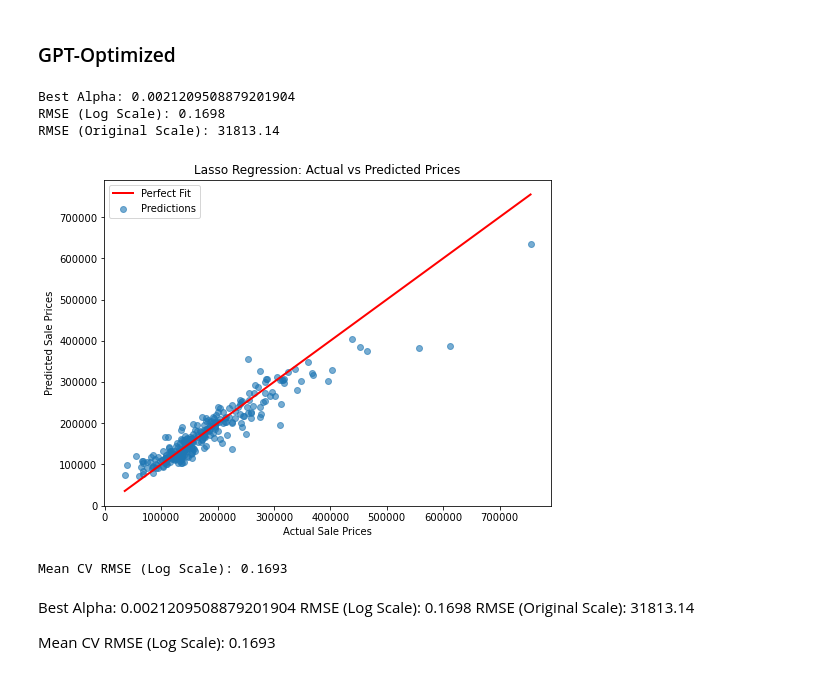
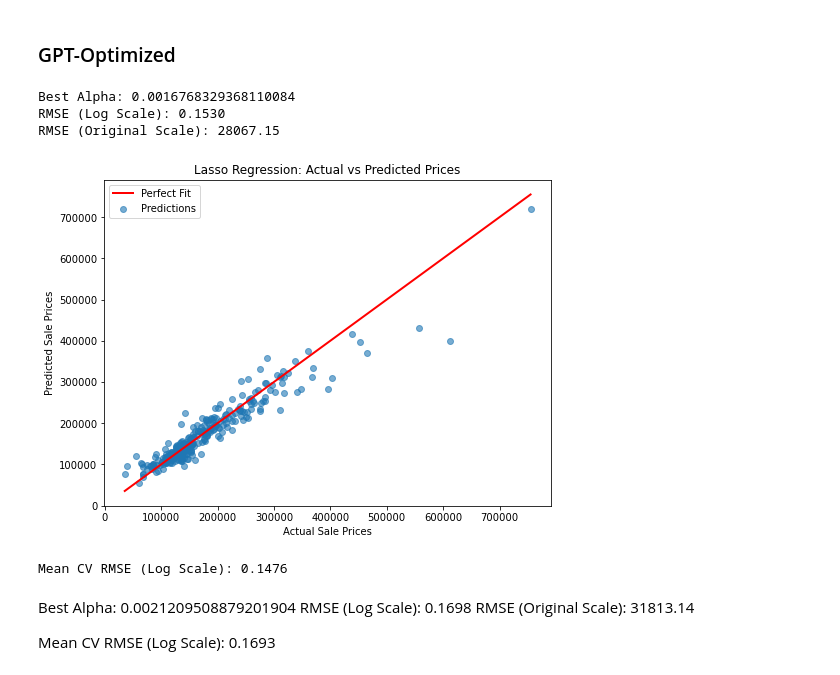
Before and after one commit to samyounes003/statisticsproject, a Jupyter notebook: frequentist_approach.ipynb, the cells around one changed output. Saved outputs shown, nothing was run; the diff lists cells and outputs as text; code cells hidden in the pictures.

```diff
--- a/frequentist_approach.ipynb
+++ b/frequentist_approach.ipynb
@@ -66,3 +11,10 @@ memory usage: 924.0+ KB
+# %%
+USE_DANISH_DATA = False
+if USE_DANISH_DATA:
+    data = pd.read_csv('data/DanishHousingMarket.csv')
+    data = df_basic_process(data)
+else:
+    data = pd.read_csv('data/train.csv')
 # %%
 # Visualize key statistics
 print("\nStatistical Summary of Numerical Features:")
@@ -232,0 +133,24 @@ Residuals are not normally distributed.
+# %%
+if USE_DANISH_DATA:
+    data['PriceLogged'] = list(np.log(np.array(list(data.priceCash)))) # log the price so it has a normal distribution
+    X = data.drop(columns=['priceCash', 'PriceLogged'], errors='ignore')  # Drop target columns
+else:
+    data['PriceLogged'] = list(np.log(np.array(list(data.SalePrice)))) # log the price so it has a normal distribution
+    X = data.drop(columns=['SalePrice', 'PriceLogged'], errors='ignore')  # Drop target columns
+
+y = data['PriceLogged']  # Use log-transformed price as target
+
+# preprocess the data
+X_df = preprocess_data(X=X, use_pca=False)
+
+# filter out the column which are not considered important
+if not USE_DANISH_DATA:
+    important_features = find_best_features_with_lasso(X_df=X_df, y_df=y)
+    # important_features = ["GrLivArea", "OverallQual", "YearBuilt", "TotalBsmtSF"]
+    X_df = X_df[important_features]
+
+# Split into training and testing sets
+X_train, X_test, y_train, y_test = train_test_split(X_df, y, test_size=0.2, random_state=42)
+
+summary, trace, housing_model = get_bayesian_posterior_distribution(X_train=X_train, y_train=y_train, sigma=50000)
+housing_model
@@ -659,19 +470,6 @@ from sklearn.model_selection import GridSearchCV, cross_val_score
 from sklearn.metrics import mean_squared_error
 import numpy as np
 
-# Step 1: Include More Predictors
-# Add relevant features from your dataset
-predictors = [
-    'GrLivArea', 'OverallQual', 'YearBuilt', 'TotalBsmtSF', 'GarageArea',
-    'LotArea', 'FullBath', 'HalfBath', 'Fireplaces'
-]
-X = data[predictors].dropna()
-y = data['Log_SalePrice'].dropna()
-
-# Align data
-X, y = X.align(y, axis=0)
-
-# Train-test split
 X_train, X_test, y_train, y_test = train_test_split(X, y, test_size=0.2, random_state=42)
 
 # Step 2: Hyperparameter Tuning with Cross-Validation
@@ -690,38 +488,38 @@ y_pred_lasso = best_lasso.predict(X_test)
 # Evaluate RMSE on log scale
 mse_lasso_log = mean_squared_error(y_test, y_pred_lasso)
 rmse_lasso_log = np.sqrt(mse_lasso_log)
 print(f"Best Alpha: {grid_search.best_params_['alpha']}")
 print(f"RMSE (Log Scale): {rmse_lasso_log:.4f}")
 
 # Back-transform predictions
 y_pred_lasso_original = np.expm1(y_pred_lasso)
 y_test_original = np.expm1(y_test)
 
 # Calculate RMSE on original scale
 rmse_lasso_original = np.sqrt(mean_squared_error(y_test_original, y_pred_lasso_original))
 print(f"RMSE (Original Scale): {rmse_lasso_original:.2f}")
 
 # Plot Actual vs Predicted Prices
 plt.figure(figsize=(8, 6))
 plt.scatter(y_test_original, y_pred_lasso_original, alpha=0.6, label='Predictions')
 plt.plot([y_test_original.min(), y_test_original.max()],
          [y_test_original.min(), y_test_original.max()], color='red', lw=2, label='Perfect Fit')
 plt.xlabel('Actual Sale Prices')
 plt.ylabel('Predicted Sale Prices')
 plt.title('Lasso Regression: Actual vs Predicted Prices')
 plt.legend()
 plt.show()
 
 # Step 4: Cross-Validation Performance
 cv_scores = cross_val_score(best_lasso, X, y, cv=10, scoring='neg_mean_squared_error')
 cv_rmse = np.sqrt(-cv_scores)
 print(f"Mean CV RMSE (Log Scale): {cv_rmse.mean():.4f}")
 # %% [output]
-Best Alpha: 0.0021209508879201904
-RMSE (Log Scale): 0.1698
-RMSE (Original Scale): 31813.14
+Best Alpha: 0.0016768329368110084
+RMSE (Log Scale): 0.1530
+RMSE (Original Scale): 28067.15
-[figure, old version]
+[figure, new version]
-Mean CV RMSE (Log Scale): 0.1693
+Mean CV RMSE (Log Scale): 0.1476
 # %% [markdown]
 Best Alpha: 0.0021209508879201904
 RMSE (Log Scale): 0.1698
```
Also changed, not shown: parts of 35 cells of this notebook.
